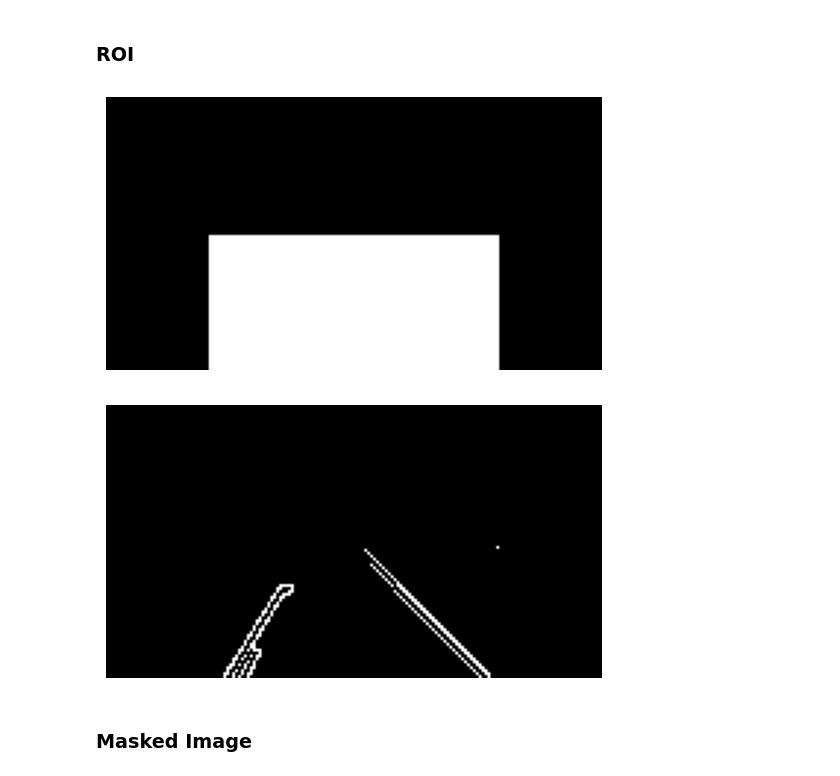
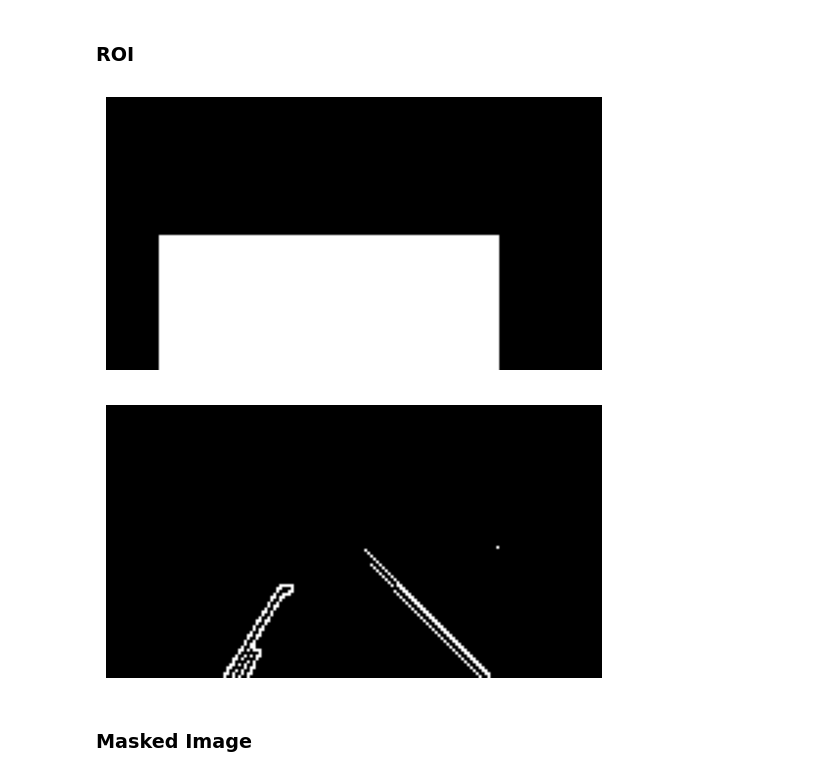
Before and after one commit to NadineTamish/Computer-Vision-Course-Assignments, a Jupyter notebook: Assignment_1/notebooks/assignment1_2.ipynb, the cells around one changed output. Saved outputs shown, nothing was run; the diff lists cells and outputs as text; code cells hidden in the pictures.

```diff
--- a/Assignment_1/notebooks/assignment1_2.ipynb
+++ b/Assignment_1/notebooks/assignment1_2.ipynb
@@ -48,47 +48,48 @@ height, width = canny_edge.shape
 
 mask = np.zeros_like(canny_edge)
 
-reduction = int(width * 0.3)
+reduction1 = int(width * 0.3)
+reduction2 = int(width * 0.4)
 
 top_mask = np.array([[(0, 0), (width, 0), (width, height // 2), (0, height // 2)]], dtype=np.int32)
 # Left mask covering the left half of the image
 left_mask = np.array([[
     (0, 0),               # Top-left corner
-    (width // 2 - reduction, 0),      # Top-middle
-    (width // 2 - reduction, height), # Bottom-middle
+    (width // 2 - reduction2, 0),      # Top-middle
+    (width // 2 - reduction2, height), # Bottom-middle
     (0, height)           # Bottom-left corner
 ]], dtype=np.int32)
 
 # Right mask covering the right half of the image
 right_mask = np.array([[
-    (width // 2 + reduction, 0),      # Top-middle
+    (width // 2 + reduction1, 0),      # Top-middle
     (width, 0),          # Top-right corner
     (width, height),     # Bottom-right corner
-    (width // 2 + reduction, height)  # Bottom-middle
+    (width // 2 + reduction1, height)  # Bottom-middle
 ]], dtype=np.int32)
 
 
 cv2.fillPoly(mask, top_mask, 255)
 cv2.fillPoly(mask, left_mask, 255)
 cv2.fillPoly(mask, right_mask, 255)
 
 
 mask = cv2.bitwise_not(mask)
 
 
 masked_edges = cv2.bitwise_and(canny_edge, mask)
 
 plt.figure()
 plt.imshow(mask, cmap='gray')
 plt.axis('off')
 plt.show()
 
 plt.figure()
 plt.imshow(masked_edges, cmap='gray')
 plt.axis('off')
 plt.show()
 # %% [output]
-[figure, old version]
+[figure, new version]
 [figure]
 # %% [markdown]
 <h3>Masked Image</h3>
```
Also changed, not shown: parts of 1 cell of this notebook, 1 other file.
